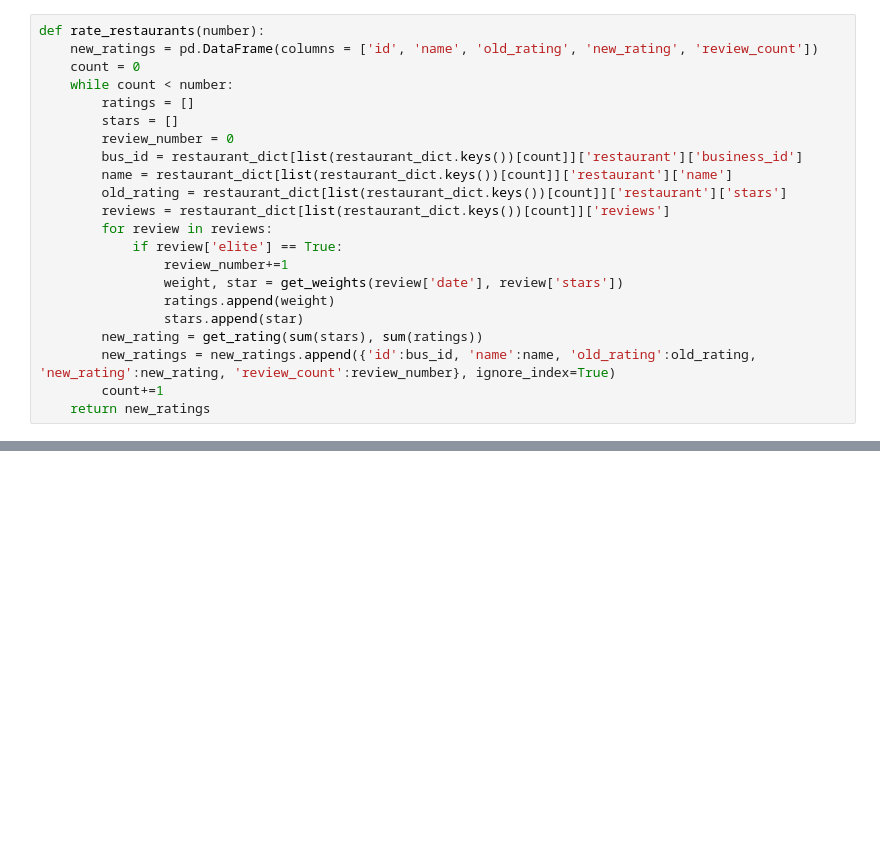
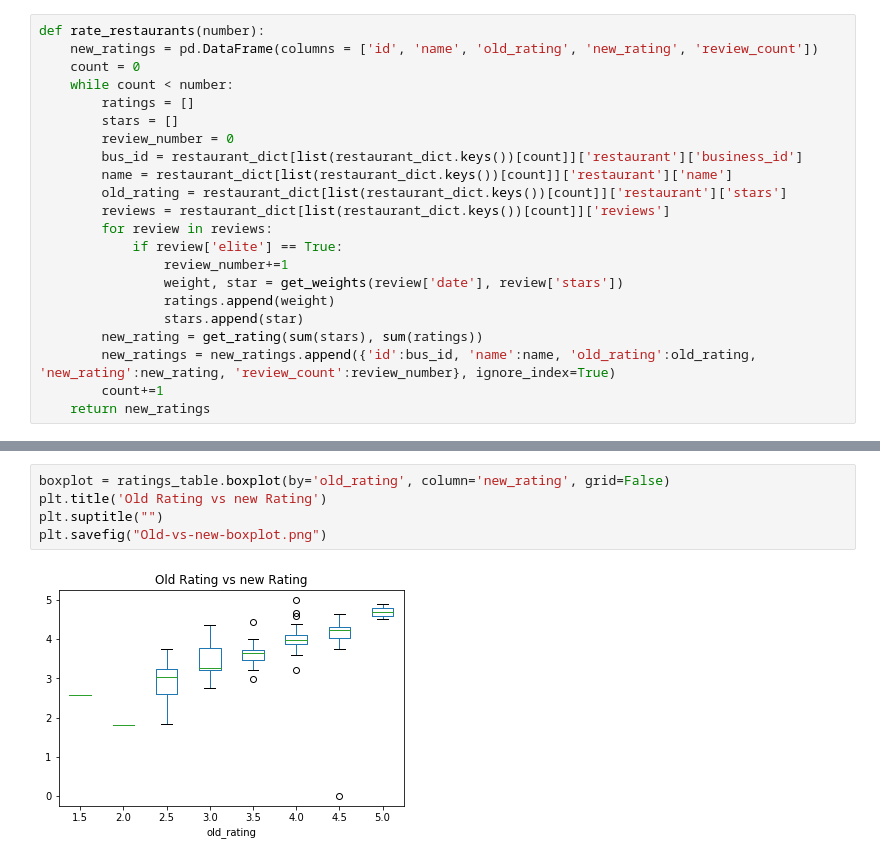
Before and after one commit to calebralphs/cs586-project1, a Jupyter notebook: project1.ipynb, the cells around one changed output, grey strips where cells are left out. Cells and saved outputs as stored; diff of their text form; blank space fills up the shorter version.

```diff
--- a/project1.ipynb
+++ b/project1.ipynb
@@ -277,0 +292,7 @@ ratings_table.head(100)
+# %%
+boxplot = ratings_table.boxplot(by='old_rating', column='new_rating', grid=False)
+plt.title('Old Rating vs new Rating')
+plt.suptitle("")
+plt.savefig("Old-vs-new-boxplot.png")
+# %% [output]
+[figure, added]
```
Also changed, not shown: parts of 8 cells of this notebook.
